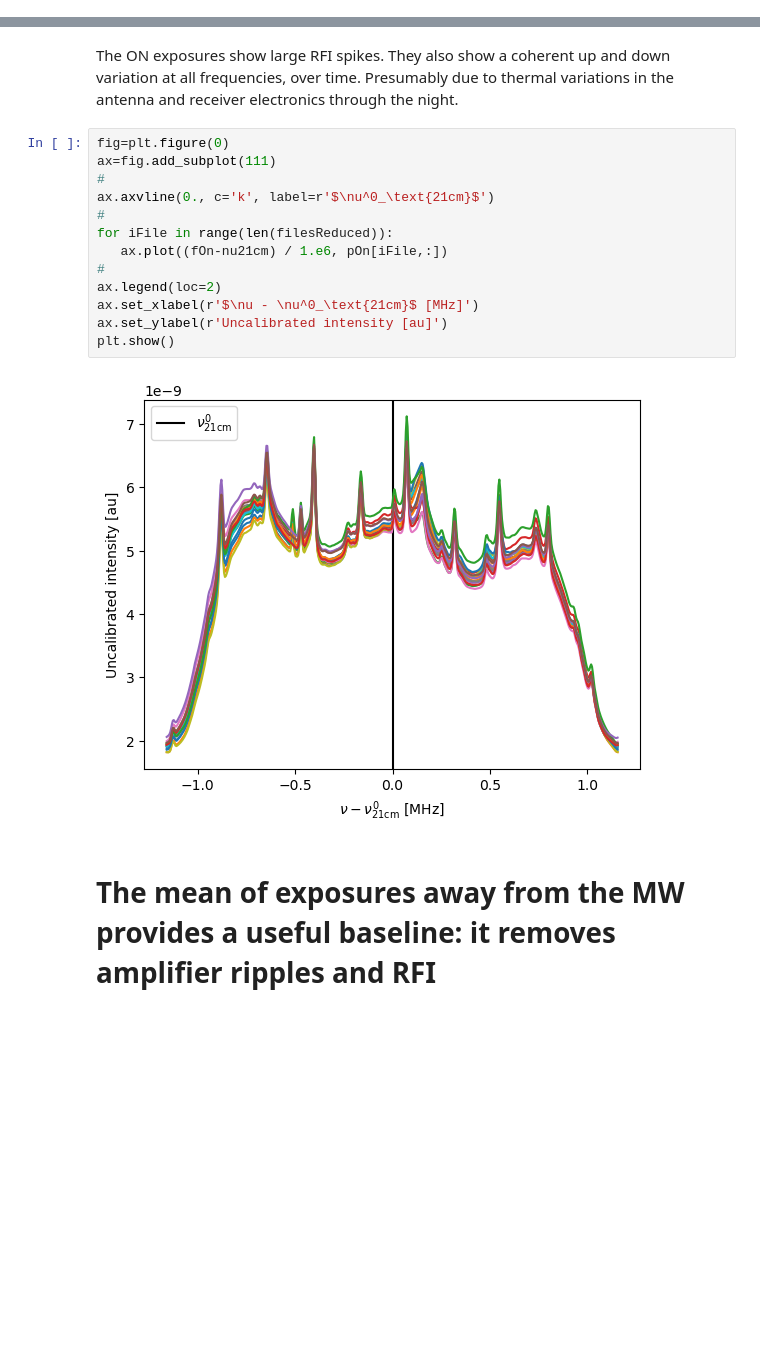
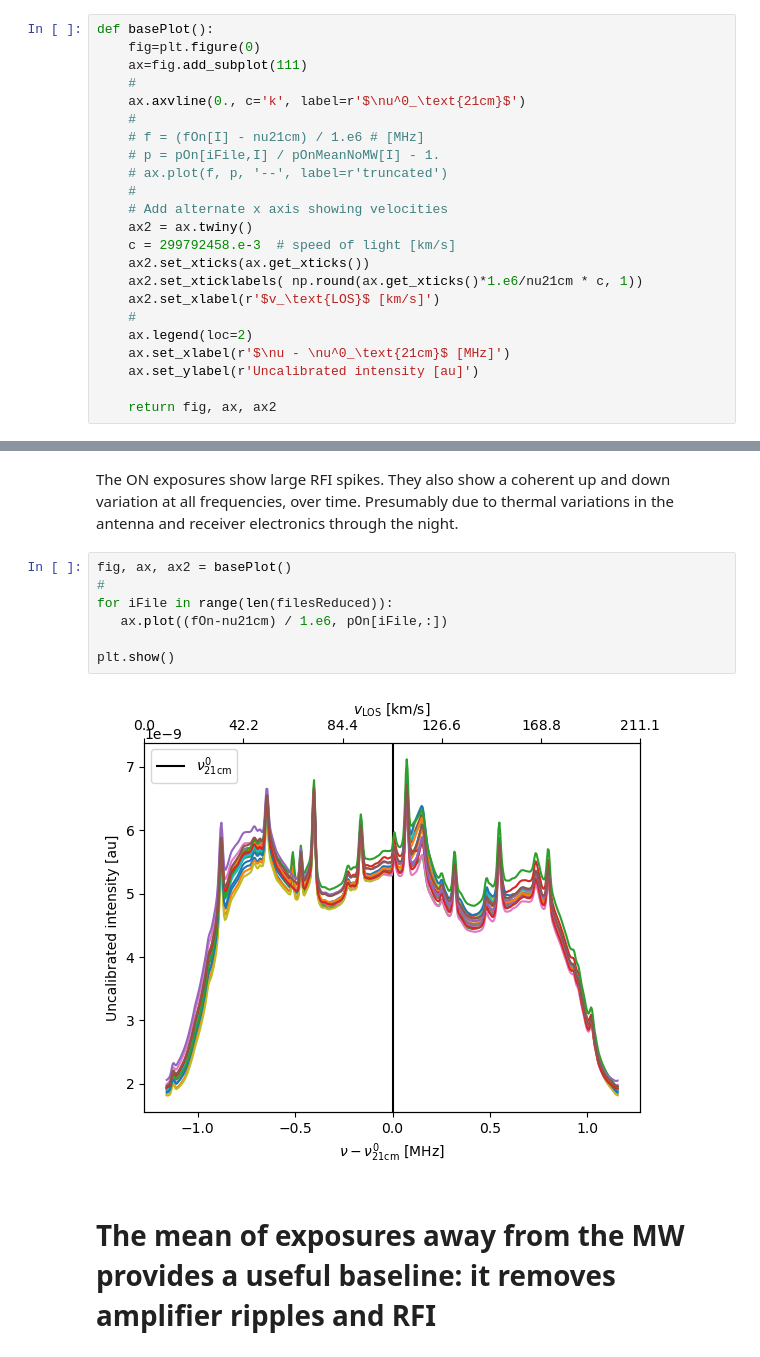
Before and after one commit to daleghent/DIY21cm, a Jupyter notebook: mw_detection_20240531.ipynb, the cells around one changed output, grey strips where cells are left out. Saved outputs shown, nothing was run; the diff lists cells and outputs as text; blank space fills up the shorter version.

```diff
--- a/mw_detection_20240531.ipynb
+++ b/mw_detection_20240531.ipynb
@@ -124,27 +124,44 @@ pSubMean = np.mean(pSub, axis=0)
 pCalibRenorm = np.zeros_like(pCalib)
 for iFile in range(len(filesReduced)):
    pCalibRenorm[iFile,:] = pCalib[iFile,:] / pCalib[iFile, param['nBin']//2]
+# %%
+def basePlot():
+    fig=plt.figure(0)
+    ax=fig.add_subplot(111)
+    #
+    ax.axvline(0., c='k', label=r'$\nu^0_\text{21cm}$')
+    #
+    # f = (fOn[I] - nu21cm) / 1.e6 # [MHz]
+    # p = pOn[iFile,I] / pOnMeanNoMW[I] - 1.
+    # ax.plot(f, p, '--', label=r'truncated')
+    #
+    # Add alternate x axis showing velocities
+    ax2 = ax.twiny()
+    c = 299792458.e-3  # speed of light [km/s]
+    ax2.set_xticks(ax.get_xticks())
+    ax2.set_xticklabels( np.round(ax.get_xticks()*1.e6/nu21cm * c, 1))
+    ax2.set_xlabel(r'$v_\text{LOS}$ [km/s]')
+    #
+    ax.legend(loc=2)
+    ax.set_xlabel(r'$\nu - \nu^0_\text{21cm}$ [MHz]')
+    ax.set_ylabel(r'Uncalibrated intensity [au]')
+
+    return fig, ax, ax2
 # %% [markdown]
 # Raw exposures at the fiducial frequency throughout the night
 # %% [markdown]
 The ON exposures show large RFI spikes.
 They also show a coherent up and down variation at all frequencies, over time.
 Presumably due to thermal variations in the antenna and receiver electronics through the night.
-# %%
-fig=plt.figure(0)
-ax=fig.add_subplot(111)
-#
-ax.axvline(0., c='k', label=r'$\nu^0_\text{21cm}$')
-#
-for iFile in range(len(filesReduced)):
-   ax.plot((fOn-nu21cm) / 1.e6, pOn[iFile,:])
-#
-ax.legend(loc=2)
-ax.set_xlabel(r'$\nu - \nu^0_\text{21cm}$ [MHz]')
-ax.set_ylabel(r'Uncalibrated intensity [au]')
-plt.show()
-# %% [output]
-[figure, removed]
+# %%
+fig, ax, ax2 = basePlot()
+#
+for iFile in range(len(filesReduced)):
+   ax.plot((fOn-nu21cm) / 1.e6, pOn[iFile,:])
+
+plt.show()
+# %% [output]
+[figure, added]
 # %% [markdown]
 # The mean of exposures away from the MW provides a useful baseline: it removes amplifier ripples and RFI
 # %% [markdown]
```
Also changed, not shown: parts of 23 cells of this notebook.
